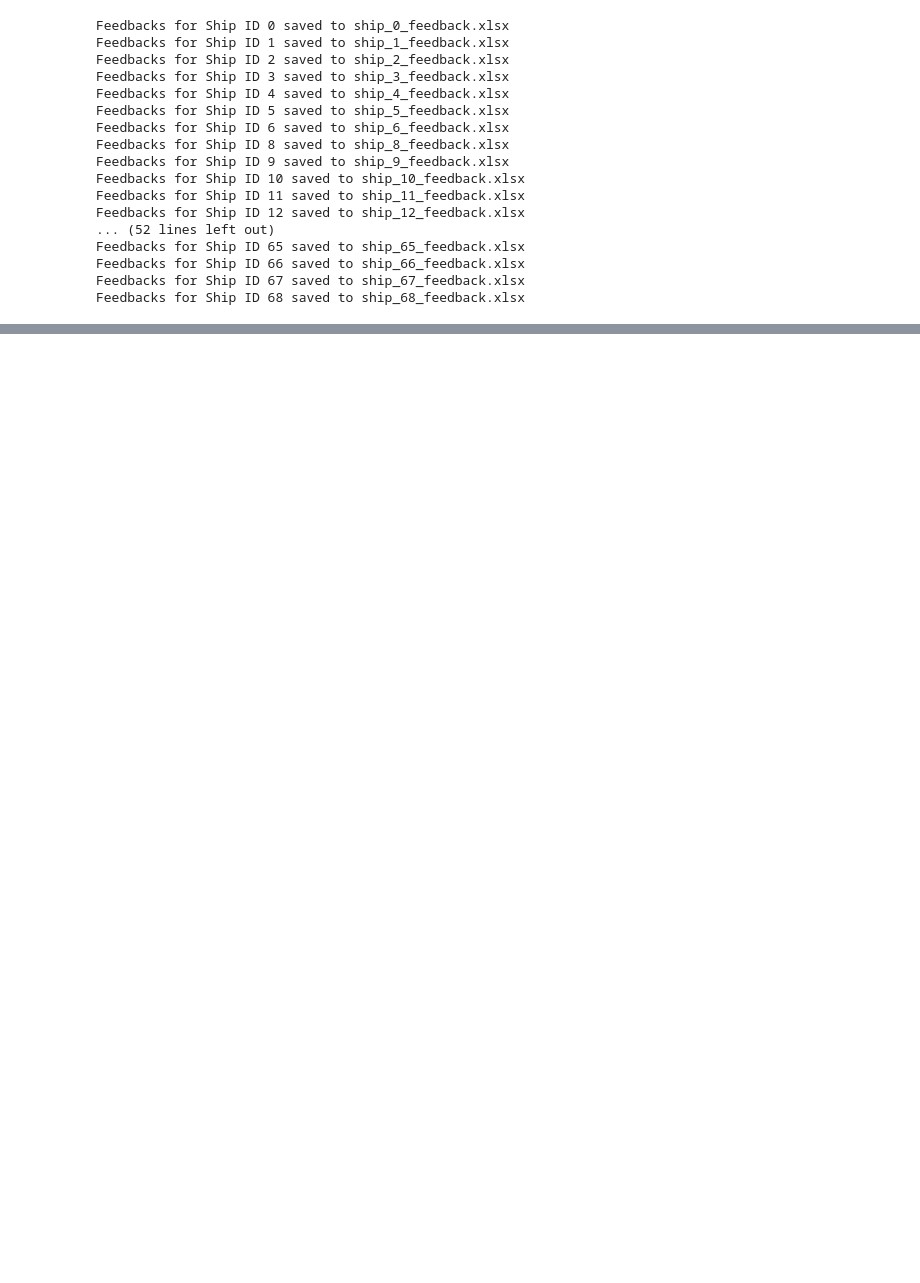
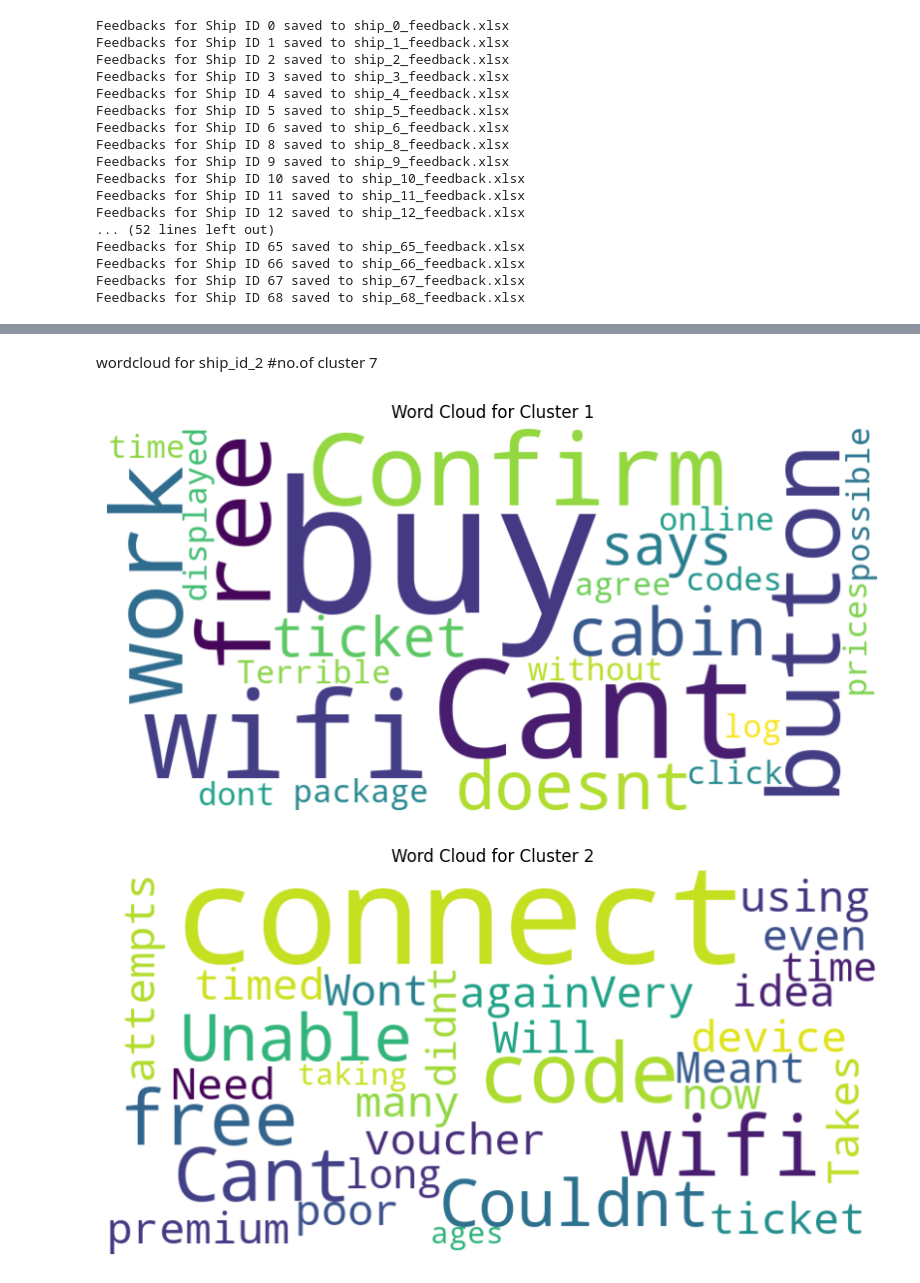
Before and after one commit to aayushivt30/text_analysis, a Jupyter notebook: ship_wise_classification.ipynb, the cells around one changed output, grey strips where cells are left out. Saved outputs shown, nothing was run; the diff lists cells and outputs as text; code cells hidden in the pictures; blank space fills up the shorter version.

```diff
--- a/ship_wise_classification.ipynb
+++ b/ship_wise_classification.ipynb
@@ -36,0 +83,53 @@ Feedbacks for Ship ID 68 saved to ship_68_feedback.xlsx
+# %% [markdown]
+wordcloud for ship_id_2 #no.of cluster 7
+# %%
+import pandas as pd
+from sklearn.feature_extraction.text import TfidfVectorizer
+from sklearn.cluster import KMeans
+import matplotlib.pyplot as plt
+from wordcloud import WordCloud
+
+# Read the Excel file
+file_path = r"C:\Users\avtha\Desktop\University\Semester 4\Master thesis\output\ship-wise classification\ship_2_feedback.xlsx"
+df = pd.read_excel(file_path, engine='openpyxl')
+
+# Make a copy of the original DataFrame
+original_df = df.copy()
+
+# Perform sentiment analysis and clustering on cleaned_feedback
+vectorizer = TfidfVectorizer(stop_words='english')
+tfidf_matrix = vectorizer.fit_transform(df['cleaned_feedback'])
+
+# Define number of clusters (you may need to adjust this)
+num_clusters =7
+kmeans = KMeans(n_clusters=num_clusters)
+kmeans.fit(tfidf_matrix)
+clusters = kmeans.labels_.tolist()
+
+# Add cluster labels to DataFrame
+df['cluster'] = clusters
+
+# Save DataFrame to the same Excel file with different sheets for each cluster
+with pd.ExcelWriter(file_path, engine='xlsxwriter') as writer:
+    # Save the original DataFrame in a sheet named 'original'
+    original_df.to_excel(writer, sheet_name='original', index=False)
+
+    # Save categorized feedbacks in separate sheets
+    for cluster_num in range(num_clusters):
+        cluster_df = df[df['cluster'] == cluster_num]
+        cluster_df.to_excel(writer, sheet_name=f'cat{cluster_num+1}', index=False)
+
+# Visualize clusters using word clouds
+for cluster_num in range(num_clusters):
+    cluster_df = df[df['cluster'] == cluster_num]
+    feedback_text = ' '.join(cluster_df['cleaned_feedback'])
+
+    wordcloud = WordCloud(width=800, height=400, background_color='white').generate(feedback_text)
+    plt.figure(figsize=(10, 6))
+    plt.imshow(wordcloud, interpolation='bilinear')
+    plt.title(f'Word Cloud for Cluster {cluster_num+1}')
+    plt.axis('off')
+    plt.show()
+# %% [output]
+[figure, added]
+[figure, added]
```
Also changed, not shown: parts of 3 cells of this notebook.
